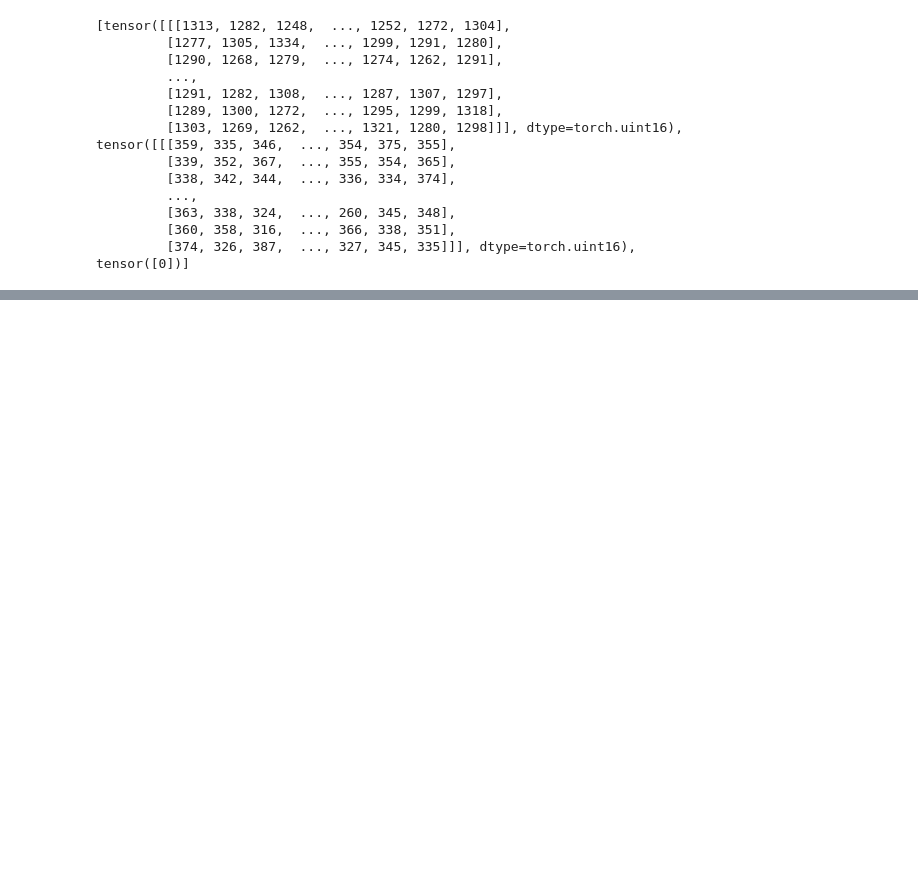
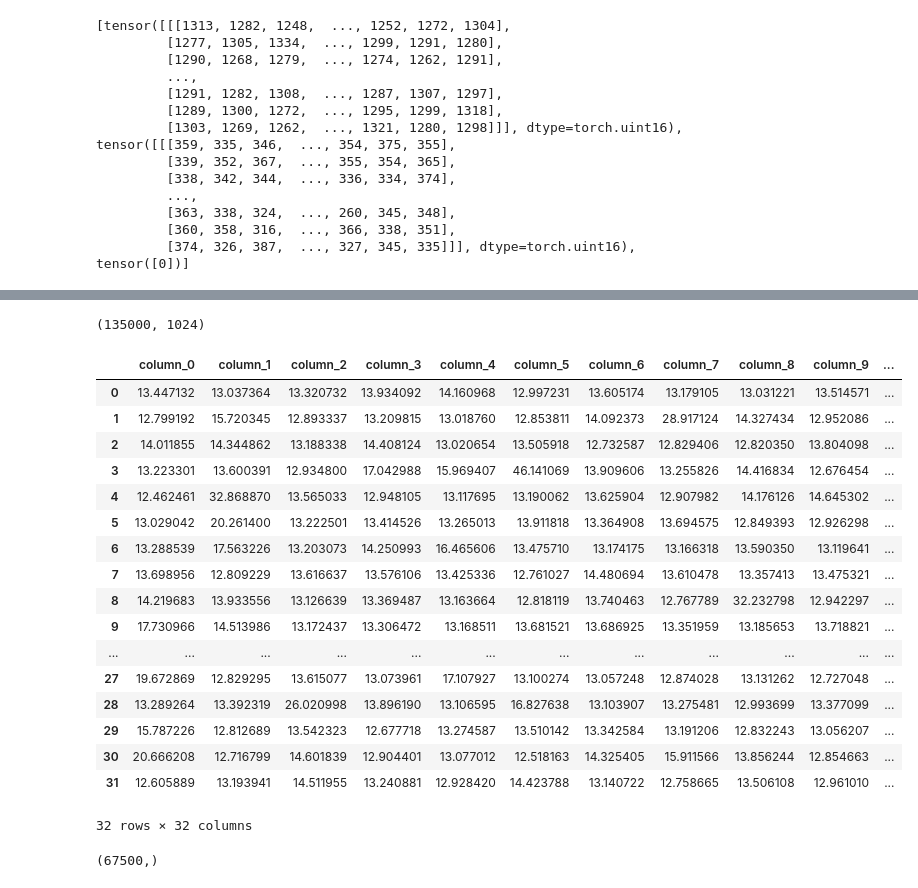
Before and after one commit to DreadTheNaught/Ariel-Data-Challenge-2024, a Jupyter notebook: test.ipynb, the cells around one changed output, grey strips where cells are left out. Cells and saved outputs as stored; diff of their text form; code cells hidden in the pictures; blank space fills up the shorter version.

```diff
--- a/test.ipynb
+++ b/test.ipynb
@@ -77,0 +271,6 @@ for data in train_loader:
+# %%
+planet_id = 14485303
+f_signal = pd.read_parquet(f'data/ariel-data-challenge-2024/train/{planet_id}/FGS1_signal.parquet')
+f_signal.shape
+# %% [output]
+(135000, 1024)
@@ -77,0 +281,25 @@ for data in train_loader:
+# %%
+pd.read_parquet(r'C:\Users\siddh\Desktop\deep\Ariel-Data-Challenge-2024\Data\ariel-data-challenge-2024\train\785834\FGS1_calibration\read.parquet')
+# %% [output]
+|  | column_0 | column_1 | column_2 | column_3 | column_4 | column_5 | column_6 | column_7 | column_8 | column_9 | ... |
+| 0 | 13.447132 | 13.037364 | 13.320732 | 13.934092 | 14.160968 | 12.997231 | 13.605174 | 13.179105 | 13.031221 | 13.514571 | ... |
+| 1 | 12.799192 | 15.720345 | 12.893337 | 13.209815 | 13.018760 | 12.853811 | 14.092373 | 28.917124 | 14.327434 | 12.952086 | ... |
+| 2 | 14.011855 | 14.344862 | 13.188338 | 14.408124 | 13.020654 | 13.505918 | 12.732587 | 12.829406 | 12.820350 | 13.804098 | ... |
+| 3 | 13.223301 | 13.600391 | 12.934800 | 17.042988 | 15.969407 | 46.141069 | 13.909606 | 13.255826 | 14.416834 | 12.676454 | ... |
+| 4 | 12.462461 | 32.868870 | 13.565033 | 12.948105 | 13.117695 | 13.190062 | 13.625904 | 12.907982 | 14.176126 | 14.645302 | ... |
+| 5 | 13.029042 | 20.261400 | 13.222501 | 13.414526 | 13.265013 | 13.911818 | 13.364908 | 13.694575 | 12.849393 | 12.926298 | ... |
+| 6 | 13.288539 | 17.563226 | 13.203073 | 14.250993 | 16.465606 | 13.475710 | 13.174175 | 13.166318 | 13.590350 | 13.119641 | ... |
+| 7 | 13.698956 | 12.809229 | 13.616637 | 13.576106 | 13.425336 | 12.761027 | 14.480694 | 13.610478 | 13.357413 | 13.475321 | ... |
+| 8 | 14.219683 | 13.933556 | 13.126639 | 13.369487 | 13.163664 | 12.818119 | 13.740463 | 12.767789 | 32.232798 | 12.942297 | ... |
+| 9 | 17.730966 | 14.513986 | 13.172437 | 13.306472 | 13.168511 | 13.681521 | 13.686925 | 13.351959 | 13.185653 | 13.718821 | ... |
+| ... | ... | ... | ... | ... | ... | ... | ... | ... | ... | ... | ... |
+| 27 | 19.672869 | 12.829295 | 13.615077 | 13.073961 | 17.107927 | 13.100274 | 13.057248 | 12.874028 | 13.131262 | 12.727048 | ... |
+| 28 | 13.289264 | 13.392319 | 26.020998 | 13.896190 | 13.106595 | 16.827638 | 13.103907 | 13.275481 | 12.993699 | 13.377099 | ... |
+| 29 | 15.787226 | 12.812689 | 13.542323 | 12.677718 | 13.274587 | 13.510142 | 13.342584 | 13.191206 | 12.832243 | 13.056207 | ... |
+| 30 | 20.666208 | 12.716799 | 14.601839 | 12.904401 | 13.077012 | 12.518163 | 14.325405 | 15.911566 | 13.856244 | 12.854663 | ... |
+| 31 | 12.605889 | 13.193941 | 14.511955 | 13.240881 | 12.928420 | 14.423788 | 13.140722 | 12.758665 | 13.506108 | 12.961010 | ... |
+32 rows × 32 columns
+# %%
+cum_signal.shape
+# %% [output]
+(67500,)
```
Also changed, not shown: parts of 22 cells of this notebook, 6 other files.
